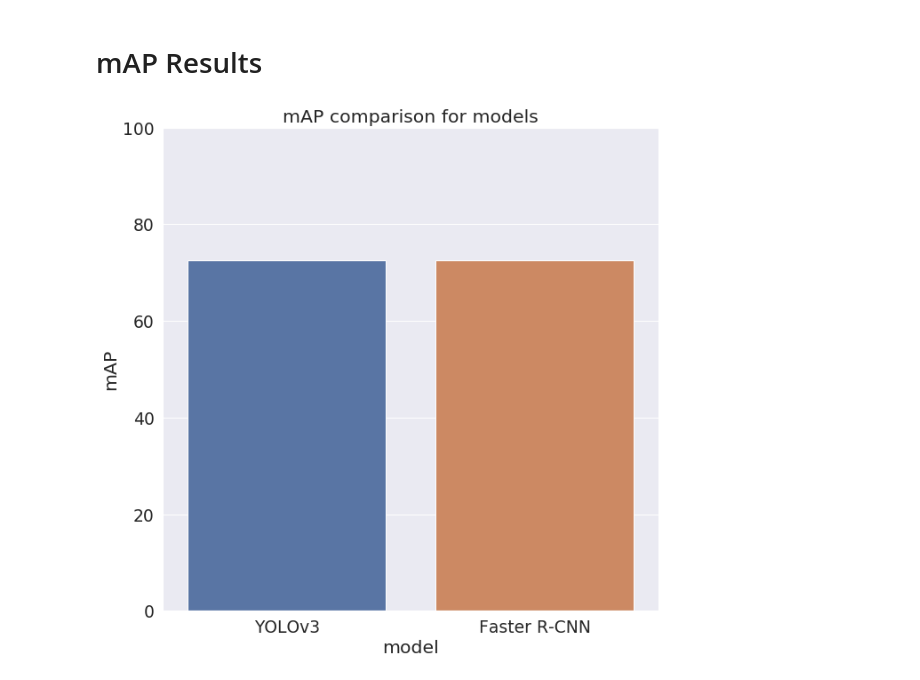
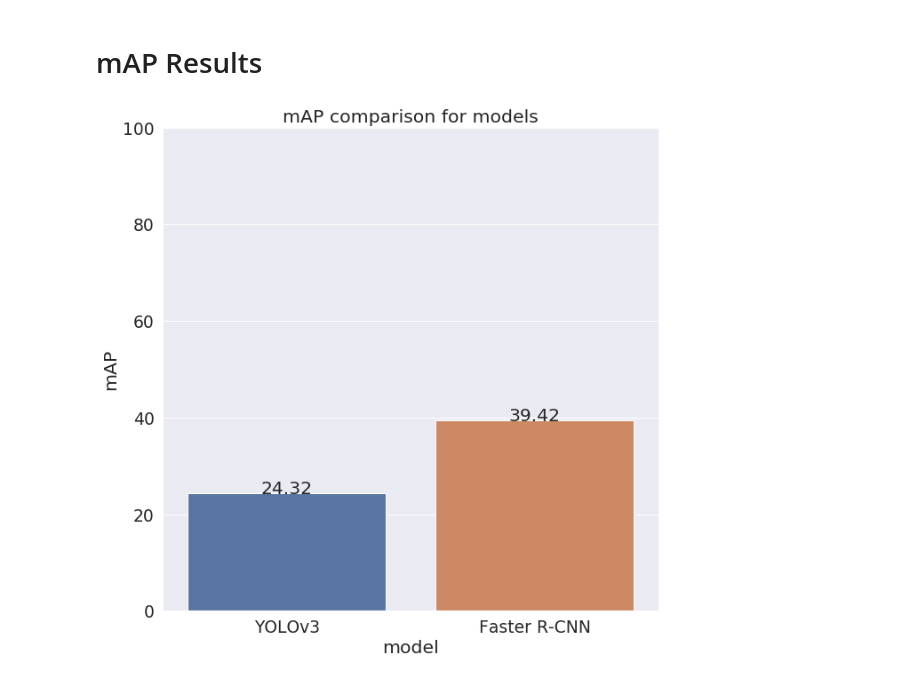
Before and after one commit to martin-galajda/object-detection, a Jupyter notebook: notebooks/Evaluation_mAP.ipynb, the cells around one changed output. Cells and saved outputs as stored; diff of their text form; code cells hidden in the pictures.

```diff
--- a/notebooks/Evaluation_mAP.ipynb
+++ b/notebooks/Evaluation_mAP.ipynb
@@ -215,8 +248,7 @@ def save_AP_results(results_for_models: Dict[str, EvaluationResults], iou_thresh
 # Running evaluation for mAP(@0.5) - YOLOv3
 # %%
 GT_BOXES_DIR_PATH = f'{THESIS_RESOURCES_DIR}/evaluation/ground_truth_test'
-DETECTED_BOXES_DIR_PATH = f'{THESIS_RESOURCES_DIR}/mAP-benchmark-results/detected/test-images/YOLOV3'
-DETECTED_BOXES_DIR_PATH = f'{THESIS_RESOURCES_DIR}/evaluation/detected/faster_rcnn_test'
+DETECTED_BOXES_DIR_PATH = f'{THESIS_RESOURCES_DIR}/mAP-benchmark-results/detected/test-images/YOLOv3'
 # %%
 from evaluation.average_precision.evaluator import Evaluator
 from evaluation.average_precision.bounding_box_loader import BoundingBoxLoader
@@ -228,7 +260,8 @@ ground_truth_bounding_boxes, detected_bounding_boxes = BoundingBoxLoader.loadBox
 
 evaluator = Evaluator(
     detected_bounding_boxes=detected_bounding_boxes,
-    ground_truth_bounding_boxes=ground_truth_bounding_boxes
+    ground_truth_bounding_boxes=ground_truth_bounding_boxes,
+    drop_empty_gt_files=False
 )
 
 results_yolov3 = evaluator.evaluate()
@@ -251,8 +284,8 @@ create_and_save_AP_plot(results_yolov3, "YOLOv3")
 # Running evaluation for mAP(@0.5) - Faster R-CNN
 # %%
 GT_BOXES_DIR_PATH = f'{THESIS_RESOURCES_DIR}/evaluation/ground_truth_test'
-DETECTED_BOXES_DIR_PATH = f'{THESIS_RESOURCES_DIR}/mAP-benchmark-results/detected/test-images/FASTERRCNN'
-DETECTED_BOXES_DIR_PATH = f'{THESIS_RESOURCES_DIR}/evaluation/detected/faster_rcnn_test'
+DETECTED_BOXES_DIR_PATH = f'{THESIS_RESOURCES_DIR}/mAP-benchmark-results/detected/test-images/FasterRCNN'
+# DETECTED_BOXES_DIR_PATH = f'{THESIS_RESOURCES_DIR}/evaluation/detected/faster_rcnn_test'
 # %%
 from evaluation.average_precision.evaluator import Evaluator
 from evaluation.average_precision.bounding_box_loader import BoundingBoxLoader
@@ -264,7 +297,8 @@ ground_truth_bounding_boxes, detected_bounding_boxes = BoundingBoxLoader.loadBox
 
 evaluator = Evaluator(
     detected_bounding_boxes=detected_bounding_boxes,
-    ground_truth_bounding_boxes=ground_truth_bounding_boxes
+    ground_truth_bounding_boxes=ground_truth_bounding_boxes,
+    drop_empty_gt_files=False
 )
 
 results_faster_rcnn = evaluator.evaluate()
@@ -342,7 +381,7 @@ pd.DataFrame.from_dict(all_results).to_csv(f'{PATH_TO_AP_RESULTS_CSV_FILES}/all_
 # %%
 create_and_save_mAP_plot({
     'YOLOv3': results_yolov3,
     'Faster R-CNN': results_faster_rcnn
-})
+}, 'our_dataset')
 # %% [output]
-[figure, old version]
+[figure, new version]
```
Also changed, not shown: parts of 12 cells of this notebook.
